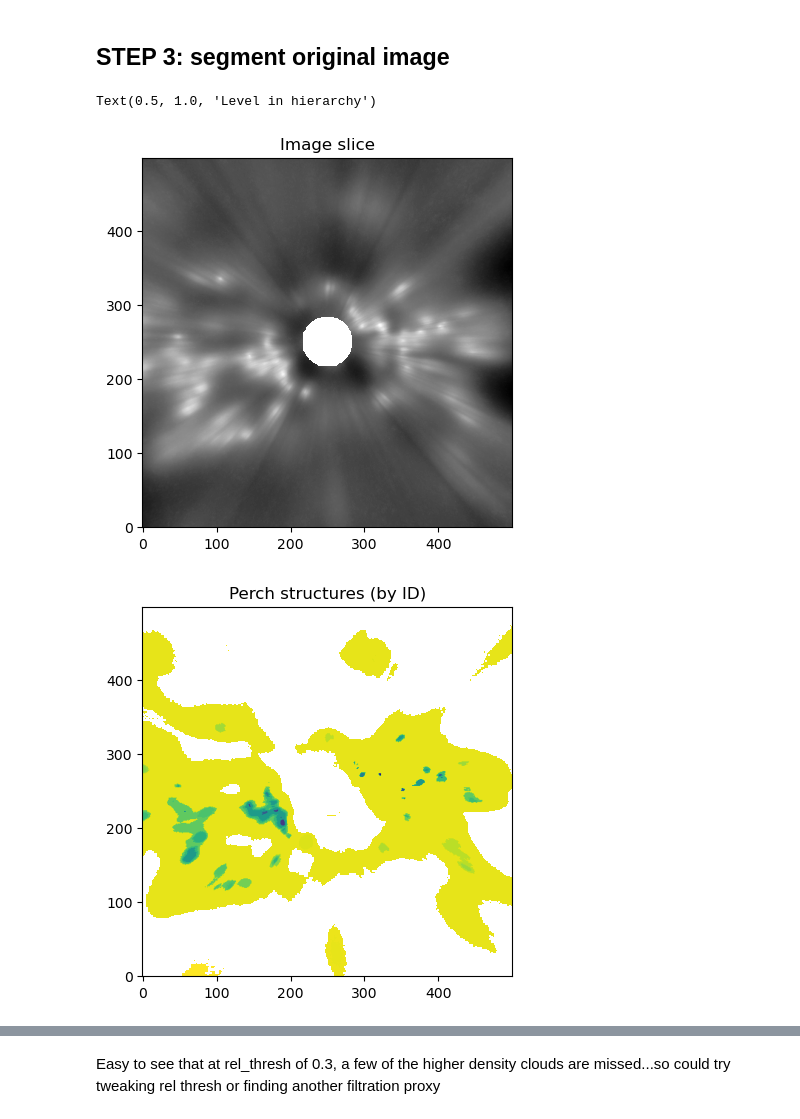
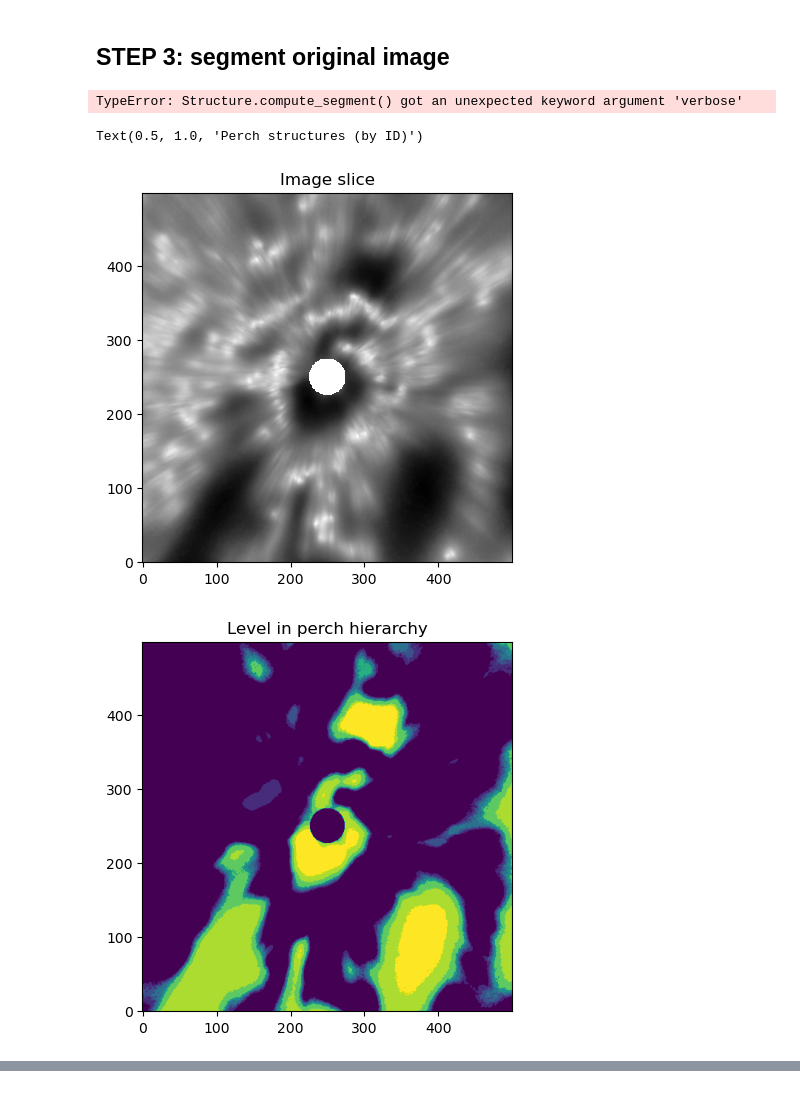
Before and after one commit to theo-oneill/perch, a Jupyter notebook: examples/run_perch_example.ipynb, the cells around one changed output, grey strips where cells are left out. Saved outputs shown, nothing was run; the diff lists cells and outputs as text; code cells hidden in the pictures.

```diff
--- a/examples/run_perch_example.ipynb
+++ b/examples/run_perch_example.ipynb
@@ -86,21 +112,27 @@ img_jnp = jnp.array(img)
 strucs.compute_segment(img_jnp)
 strucs.compute_hierarchy(clobber=True)
 strucs.export_struc_map(fname=fname, odir=odir)
+# %%
+img_jnp = jnp.array(img)
+strucs.compute_segment_hierarchy(img_jnp)
+# %% [output]
+TypeError: Structure.compute_segment() got an unexpected keyword argument 'verbose'
 # %%
-slice_show = 240
+slice_show = 225
 
 plt.figure()
-plt.imshow(np.log10(img[:,slice_show,:]),cmap='Greys_r',origin='lower')
+plt.imshow(np.log10(img[slice_show,:,:]),cmap='Greys_r',origin='lower')
 plt.title('Image slice')
 
-plt.figure()
-plt.imshow(strucs.struc_map[:,slice_show,:],cmap='viridis',alpha=1,origin='lower')
-plt.title('Perch structures (by ID)')
 
 plt.figure()
-plt.imshow(strucs.level_map[:,slice_show,:],cmap='viridis',alpha=1,origin='lower')
-plt.title('Level in hierarchy')
+plt.imshow(strucs.level_map[slice_show,:,:],cmap='viridis',alpha=1,origin='lower')
+plt.title('Level in perch hierarchy')
+
+plt.figure()
+plt.imshow(strucs.struc_map[slice_show,:,:],cmap='viridis',alpha=1,origin='lower')
+plt.title('Perch structures (by ID)')
 # %% [output]
-Text(0.5, 1.0, 'Level in hierarchy')
+Text(0.5, 1.0, 'Perch structures (by ID)')
-[figure, old version]
+[figure, new version]
-[figure, old version]
+[figure, new version]
@@ -108,2 +139,0 @@ Text(0.5, 1.0, 'Level in hierarchy')
-# %% [markdown]
-Easy to see that at rel_thresh of 0.3, a few of the higher density clouds are missed...so could try tweaking rel thresh or finding another filtration proxy
```
Also changed, not shown: parts of 7 cells of this notebook, 5 other files.
